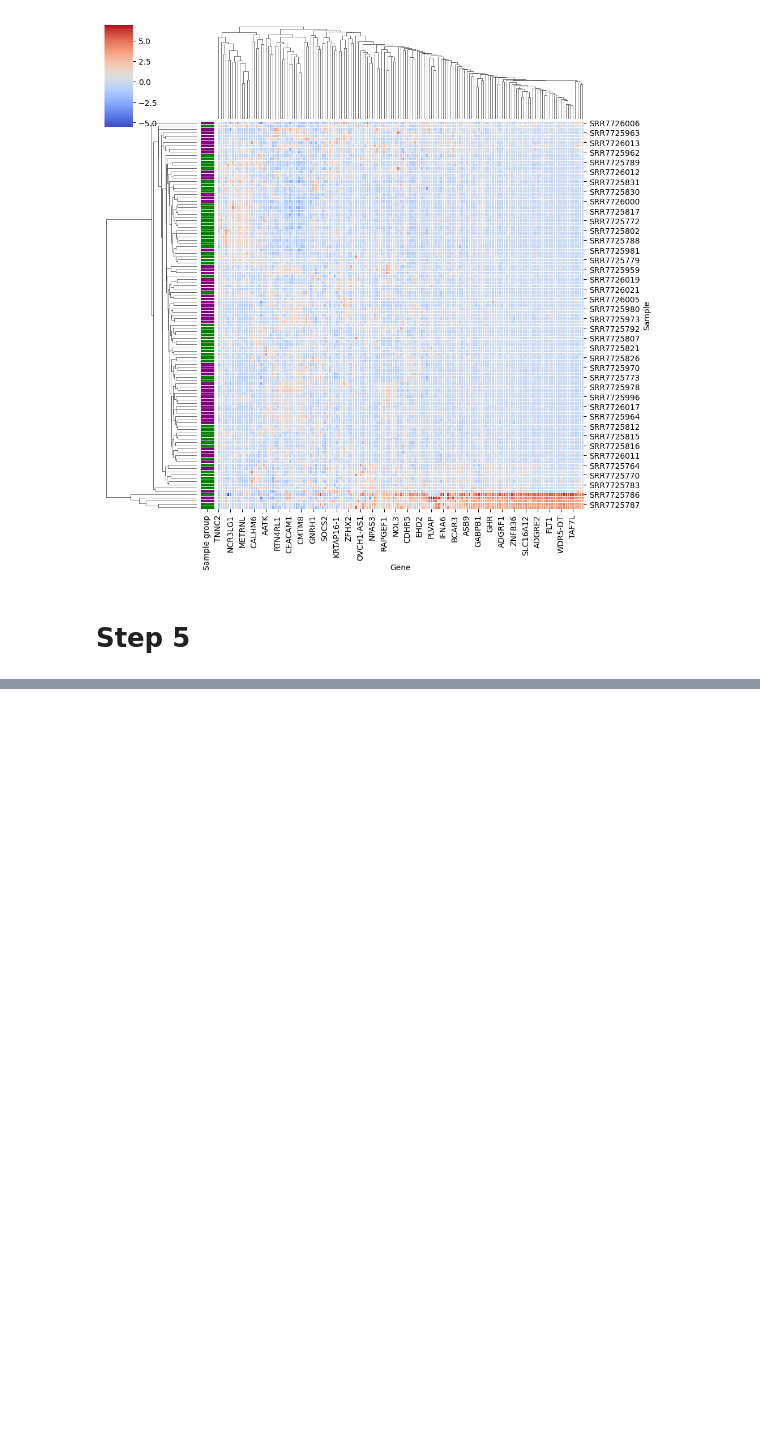
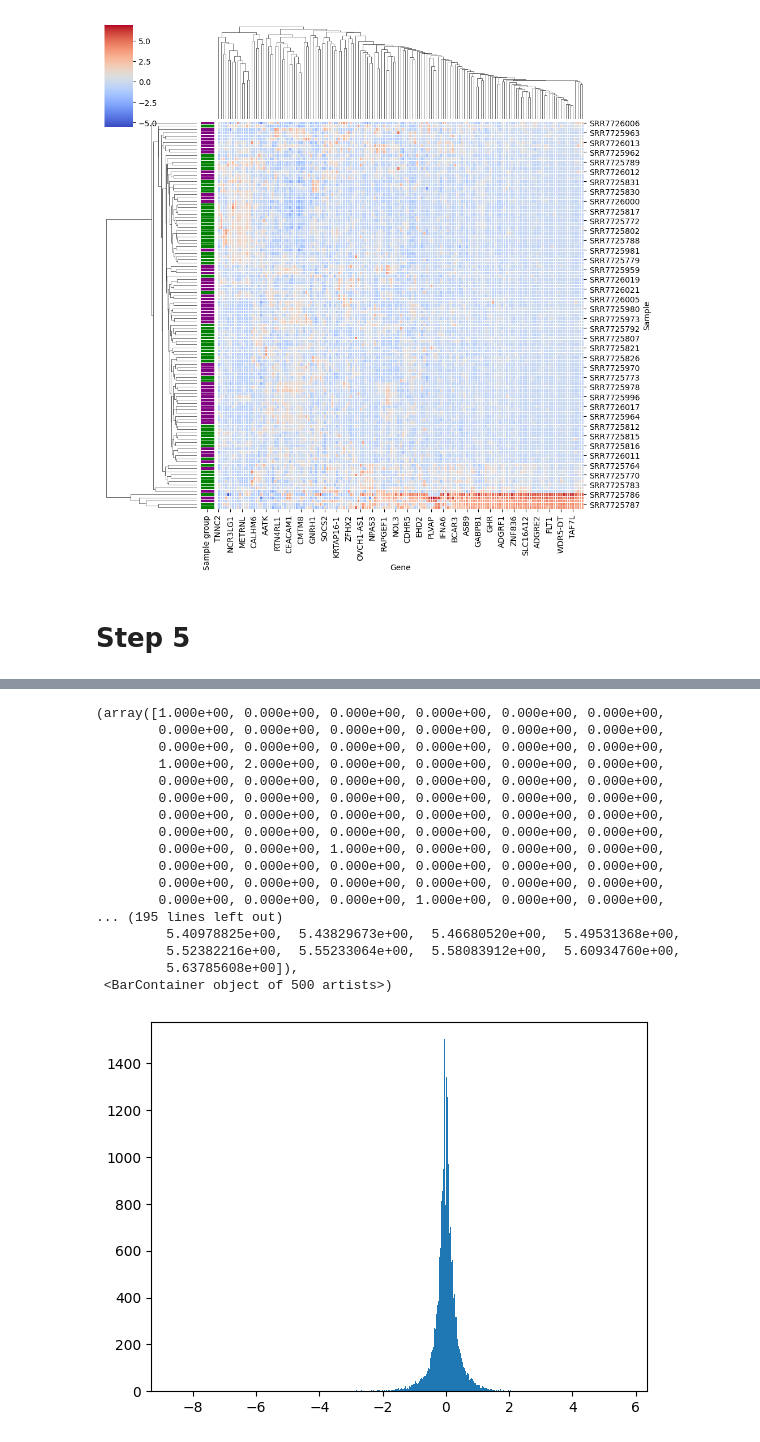
Before and after one commit to marielledoenges/BioInfoAlg_RheumArth, a Jupyter notebook: assignment2-billzhao.ipynb, the cells around one changed output, grey strips where cells are left out. Cells and saved outputs as stored; diff of their text form; code cells hidden in the pictures; blank space fills up the shorter version.

```diff
--- a/assignment2-billzhao.ipynb
+++ b/assignment2-billzhao.ipynb
@@ -709,0 +705,21 @@ what['log2FoldChange'].nunique()
+# %%
+plt.hist(what['log2FoldChange'], bins = 500)
+# %% [output]
+(array([1.000e+00, 0.000e+00, 0.000e+00, 0.000e+00, 0.000e+00, 0.000e+00,
+        0.000e+00, 0.000e+00, 0.000e+00, 0.000e+00, 0.000e+00, 0.000e+00,
+        0.000e+00, 0.000e+00, 0.000e+00, 0.000e+00, 0.000e+00, 0.000e+00,
+        1.000e+00, 2.000e+00, 0.000e+00, 0.000e+00, 0.000e+00, 0.000e+00,
+        0.000e+00, 0.000e+00, 0.000e+00, 0.000e+00, 0.000e+00, 0.000e+00,
+        0.000e+00, 0.000e+00, 0.000e+00, 0.000e+00, 0.000e+00, 0.000e+00,
+        0.000e+00, 0.000e+00, 0.000e+00, 0.000e+00, 0.000e+00, 0.000e+00,
+        0.000e+00, 0.000e+00, 0.000e+00, 0.000e+00, 0.000e+00, 0.000e+00,
+        0.000e+00, 0.000e+00, 1.000e+00, 0.000e+00, 0.000e+00, 0.000e+00,
+        0.000e+00, 0.000e+00, 0.000e+00, 0.000e+00, 0.000e+00, 0.000e+00,
+        0.000e+00, 0.000e+00, 0.000e+00, 0.000e+00, 0.000e+00, 0.000e+00,
+        0.000e+00, 0.000e+00, 0.000e+00, 1.000e+00, 0.000e+00, 0.000e+00,
+... (195 lines left out)
+         5.40978825e+00,  5.43829673e+00,  5.46680520e+00,  5.49531368e+00,
+         5.52382216e+00,  5.55233064e+00,  5.58083912e+00,  5.60934760e+00,
+         5.63785608e+00]),
+ <BarContainer object of 500 artists>)
+[figure, added]
```
Also changed, not shown: parts of 10 cells of this notebook, 4 other files.
